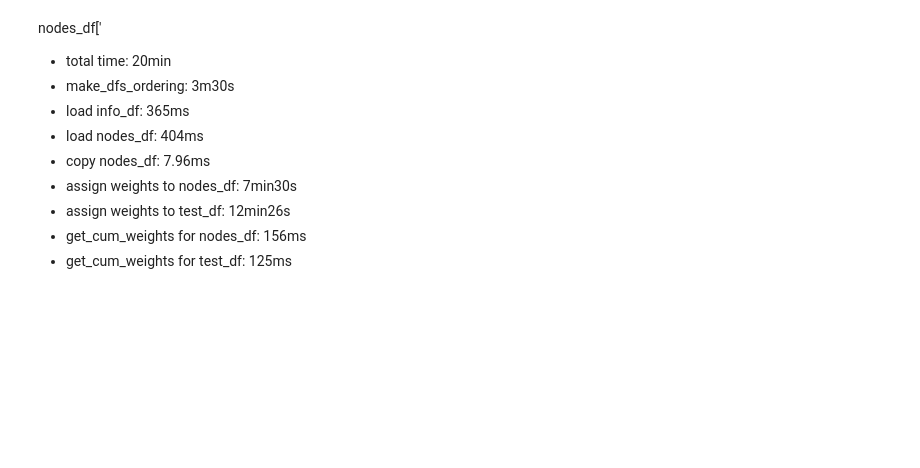
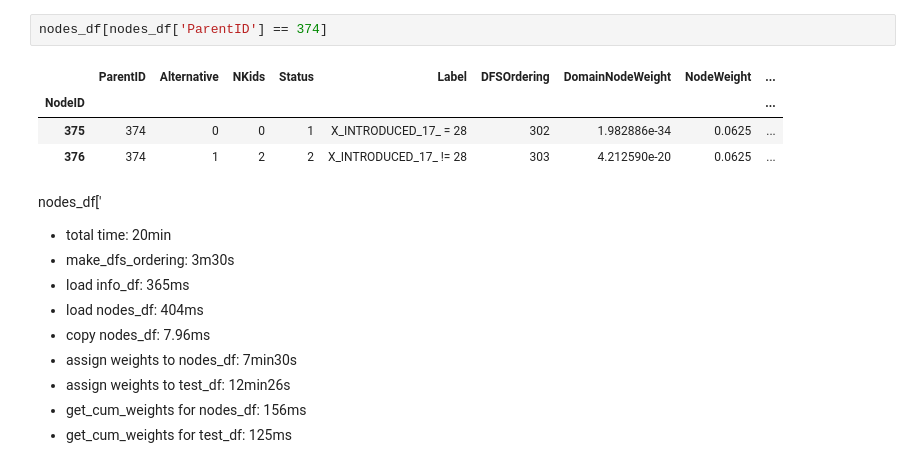
Before and after one commit to LongDangHoang/CPProgressEstimation, a Jupyter notebook: testground.ipynb, the cells around one changed output. Saved outputs shown, nothing was run; the diff lists cells and outputs as text; blank space fills up the shorter version.

```diff
--- a/testground.ipynb
+++ b/testground.ipynb
@@ -66,3 +210,10 @@ Name: SearchSpaceNodeWeight, Length: 1031, dtype: float64
+# %%
+nodes_df[nodes_df['ParentID'] == 374]
+# %% [output]
+|  | ParentID | Alternative | NKids | Status | Label | DFSOrdering | DomainNodeWeight | NodeWeight | ... |
+| NodeID |  |  |  |  |  |  |  |  | ... |
+| 375 | 374 | 0 | 0 | 1 | X_INTRODUCED_17_ = 28 | 302 | 1.982886e-34 | 0.0625 | ... |
+| 376 | 374 | 1 | 2 | 2 | X_INTRODUCED_17_ != 28 | 303 | 4.212590e-20 | 0.0625 | ... |
 # %% [markdown]
 nodes_df['
 - total time: 20min
```
Also changed, not shown: parts of 16 cells of this notebook, 31 other files.
